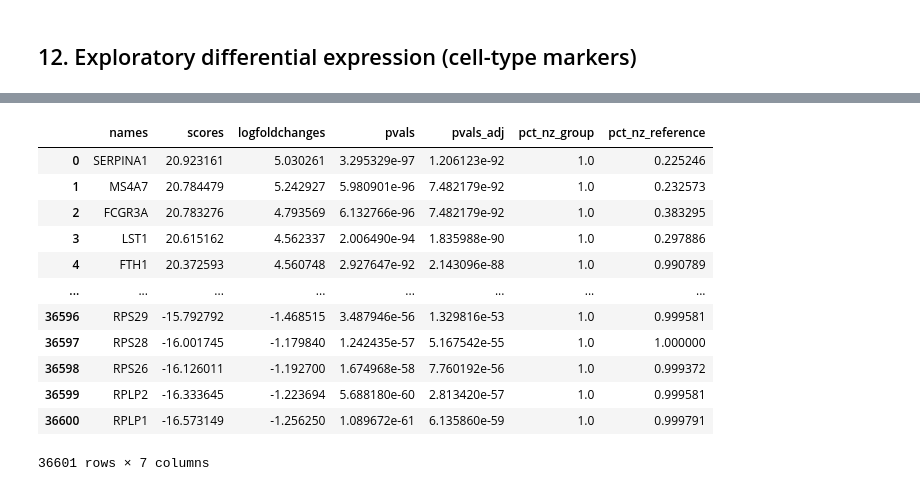
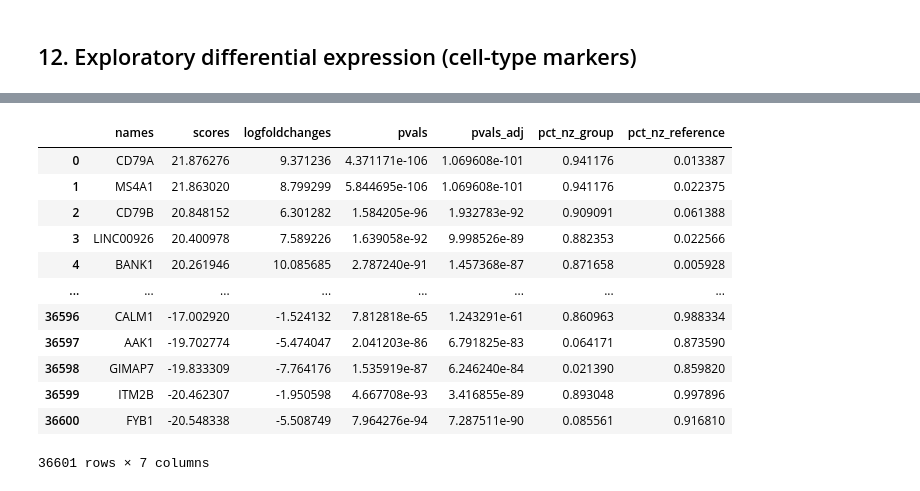
Before and after one commit to NYUAD-Core-Bioinformatics/cbi_scrna_2026, a Jupyter notebook: ipynb/scrna_day_1.ipynb, the cells around one changed output, grey strips where cells are left out. Drawn from its saved outputs; the diff is of its cells as text; code cells hidden in the pictures.

```diff
--- a/ipynb/scrna_day_1.ipynb
+++ b/ipynb/scrna_day_1.ipynb
@@ -595,19 +640,19 @@ sc.pl.rank_genes_groups_dotplot(adata_ok, n_genes=4, values_to_plot= 'logfoldcha
 # %%
 # Extract DE table for a selected group (example: NK cell).
 
-dedf = sc.get.rank_genes_groups_df(adata_ok, group="NK cells")
+dedf = sc.get.rank_genes_groups_df(adata_ok, group="B")
 dedf
 # %% [output]
 |  | names | scores | logfoldchanges | pvals | pvals_adj | pct_nz_group | pct_nz_reference |
-| 0 | SERPINA1 | 20.923161 | 5.030261 | 3.295329e-97 | 1.206123e-92 | 1.0 | 0.225246 |
-| 1 | MS4A7 | 20.784479 | 5.242927 | 5.980901e-96 | 7.482179e-92 | 1.0 | 0.232573 |
-| 2 | FCGR3A | 20.783276 | 4.793569 | 6.132766e-96 | 7.482179e-92 | 1.0 | 0.383295 |
-| 3 | LST1 | 20.615162 | 4.562337 | 2.006490e-94 | 1.835988e-90 | 1.0 | 0.297886 |
-| 4 | FTH1 | 20.372593 | 4.560748 | 2.927647e-92 | 2.143096e-88 | 1.0 | 0.990789 |
+| 0 | CD79A | 21.876276 | 9.371236 | 4.371171e-106 | 1.069608e-101 | 0.941176 | 0.013387 |
+| 1 | MS4A1 | 21.863020 | 8.799299 | 5.844695e-106 | 1.069608e-101 | 0.941176 | 0.022375 |
+| 2 | CD79B | 20.848152 | 6.301282 | 1.584205e-96 | 1.932783e-92 | 0.909091 | 0.061388 |
+| 3 | LINC00926 | 20.400978 | 7.589226 | 1.639058e-92 | 9.998526e-89 | 0.882353 | 0.022566 |
+| 4 | BANK1 | 20.261946 | 10.085685 | 2.787240e-91 | 1.457368e-87 | 0.871658 | 0.005928 |
 | ... | ... | ... | ... | ... | ... | ... | ... |
-| 36596 | RPS29 | -15.792792 | -1.468515 | 3.487946e-56 | 1.329816e-53 | 1.0 | 0.999581 |
-| 36597 | RPS28 | -16.001745 | -1.179840 | 1.242435e-57 | 5.167542e-55 | 1.0 | 1.000000 |
-| 36598 | RPS26 | -16.126011 | -1.192700 | 1.674968e-58 | 7.760192e-56 | 1.0 | 0.999372 |
-| 36599 | RPLP2 | -16.333645 | -1.223694 | 5.688180e-60 | 2.813420e-57 | 1.0 | 0.999581 |
-| 36600 | RPLP1 | -16.573149 | -1.256250 | 1.089672e-61 | 6.135860e-59 | 1.0 | 0.999791 |
+| 36596 | CALM1 | -17.002920 | -1.524132 | 7.812818e-65 | 1.243291e-61 | 0.860963 | 0.988334 |
+| 36597 | AAK1 | -19.702774 | -5.474047 | 2.041203e-86 | 6.791825e-83 | 0.064171 | 0.873590 |
+| 36598 | GIMAP7 | -19.833309 | -7.764176 | 1.535919e-87 | 6.246240e-84 | 0.021390 | 0.859820 |
+| 36599 | ITM2B | -20.462307 | -1.950598 | 4.667708e-93 | 3.416855e-89 | 0.893048 | 0.997896 |
+| 36600 | FYB1 | -20.548338 | -5.508749 | 7.964276e-94 | 7.287511e-90 | 0.085561 | 0.916810 |
 36601 rows × 7 columns
```
Also changed, not shown: parts of 13 cells of this notebook.
